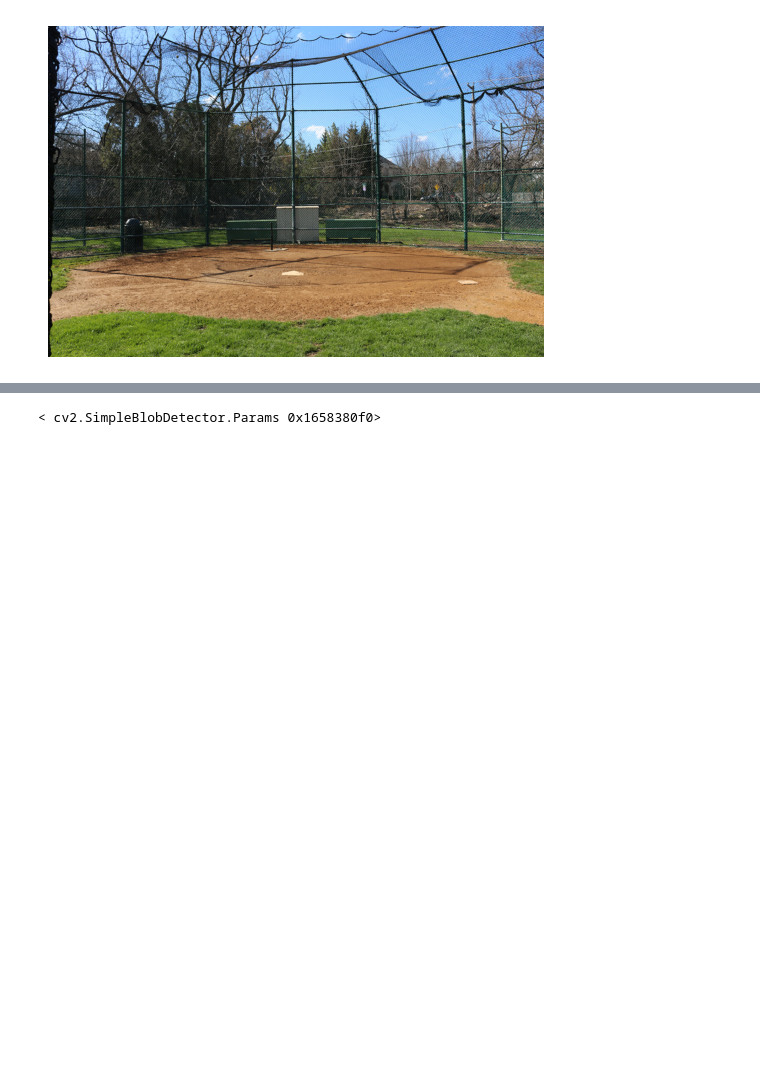
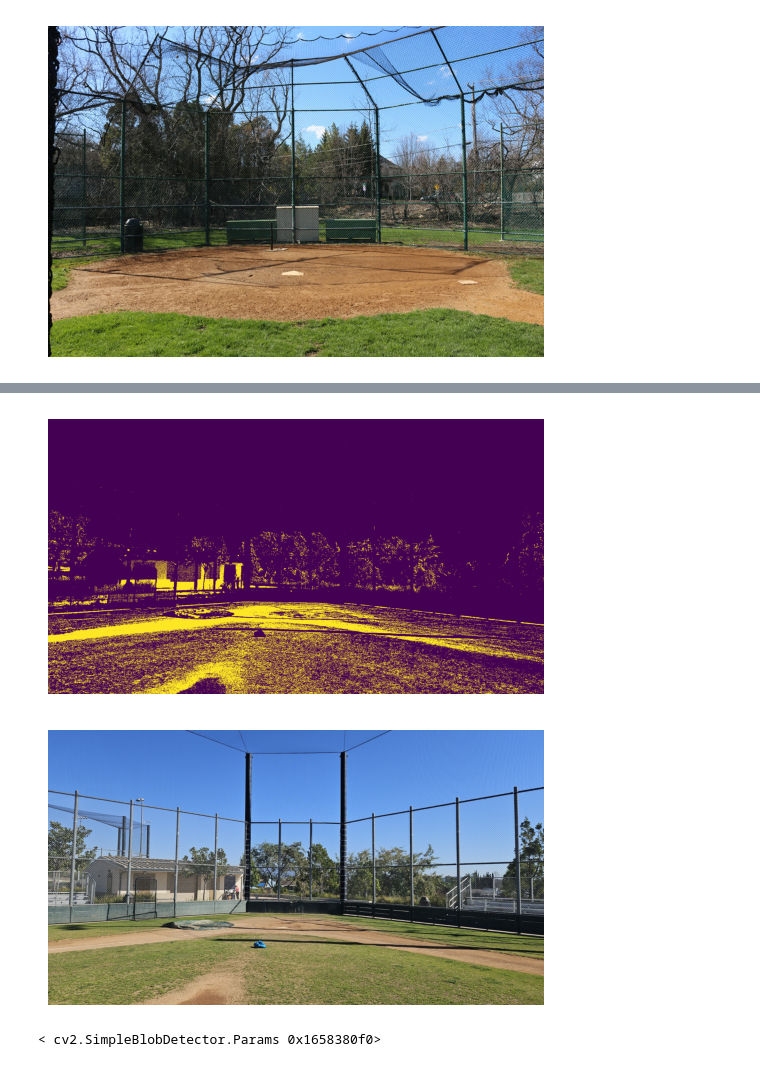
Before and after one commit to amyxjhuang/homeplate, a Jupyter notebook: python/blob_detection.ipynb, the cells around one changed output, grey strips where cells are left out. Cells and saved outputs as stored; diff of their text form; code cells hidden in the pictures; blank space fills up the shorter version.

```diff
--- a/python/blob_detection.ipynb
+++ b/python/blob_detection.ipynb
@@ -78,3 +113,10 @@ filter_by_hsv(im)
+# %%
+image4 = cv2.imread('../images/test4.png')
+filter_by_hsv(image4)
+show_image(image4)
+# %% [output]
+[figure, added]
+[figure, added]
 # %%
 params = cv2.SimpleBlobDetector_Params()
 
```
Also changed, not shown: parts of 4 cells of this notebook.
